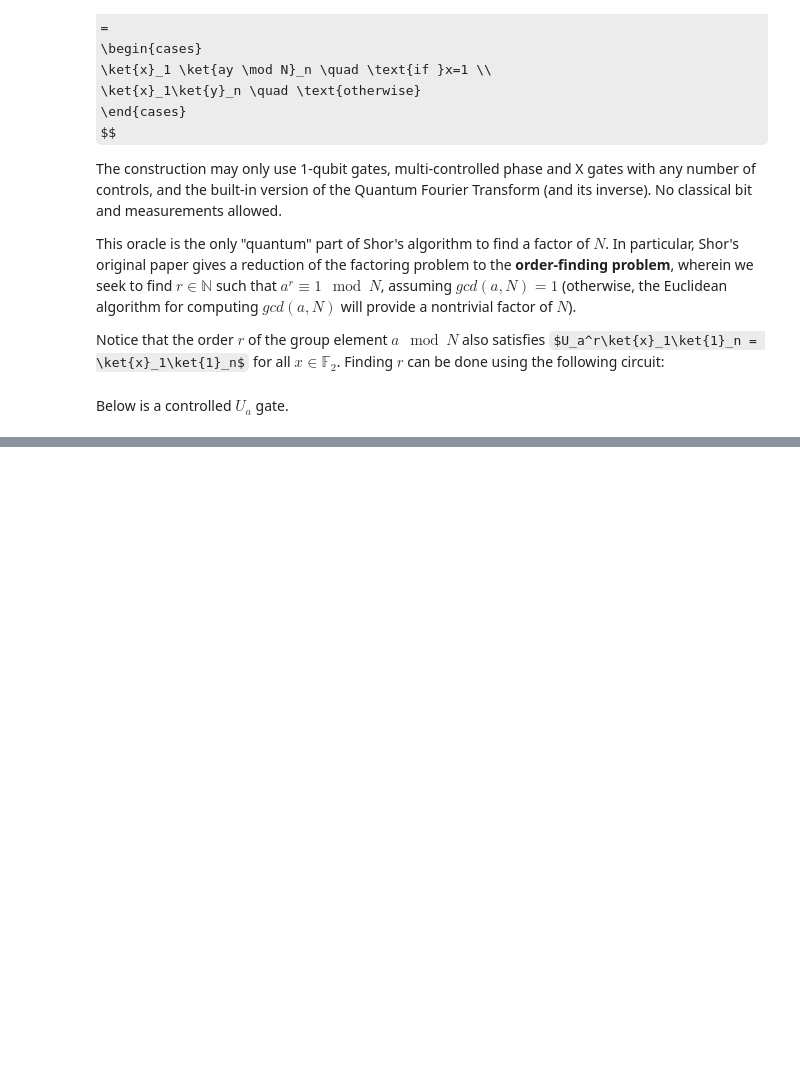
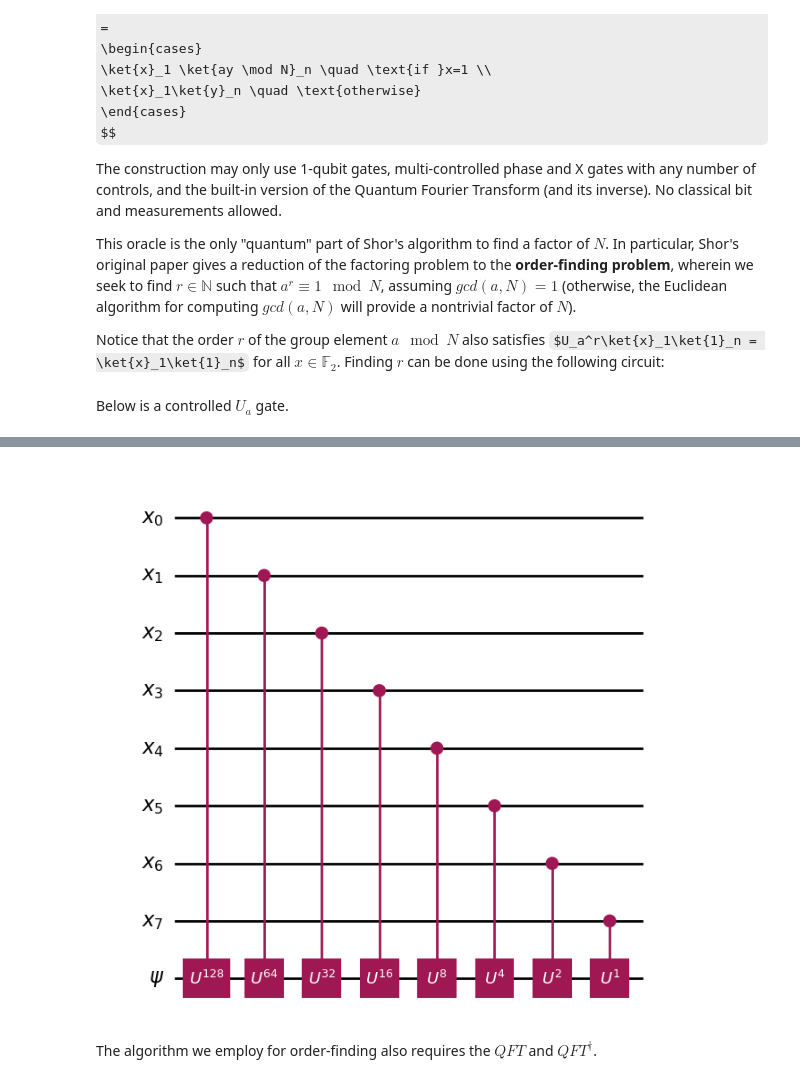
Before and after one commit to lara-ismert/order-finding_oracle, a Jupyter notebook: Ismert - MiniProject2.ipynb, the cells around one changed output, grey strips where cells are left out. Saved outputs shown, nothing was run; the diff lists cells and outputs as text; code cells hidden in the pictures; some formulas as TeX source; blank space fills up the shorter version.

```diff
--- a/Ismert - MiniProject2.ipynb
+++ b/Ismert - MiniProject2.ipynb
@@ -308,0 +93,17 @@ QiskitError: 'One or more instructions cannot be converted to a gate. "$\\phi AD
+# %%
+n = 8
+U = [[0,-1],[1,0]]
+
+qr = QuantumRegister(size=n, name="x")
+ar = AncillaRegister(size=1,name = r"\psi")
+U_phase_circuit = QuantumCircuit(qr,ar)
+
+for k in reversed(range(0,n)):
+    U_phase_circuit.compose(controlled_power_gate(U,k,n), inplace = True)
+    #U_phase_circuit.append(power_gate)
+
+U_phase_circuit.draw('mpl')
+# %% [output]
+[figure, added]
+# %% [markdown]
+The algorithm we employ for order-finding also requires the $QFT$ and $QFT^\dagger$.
```
Also changed, not shown: parts of 41 cells of this notebook.
